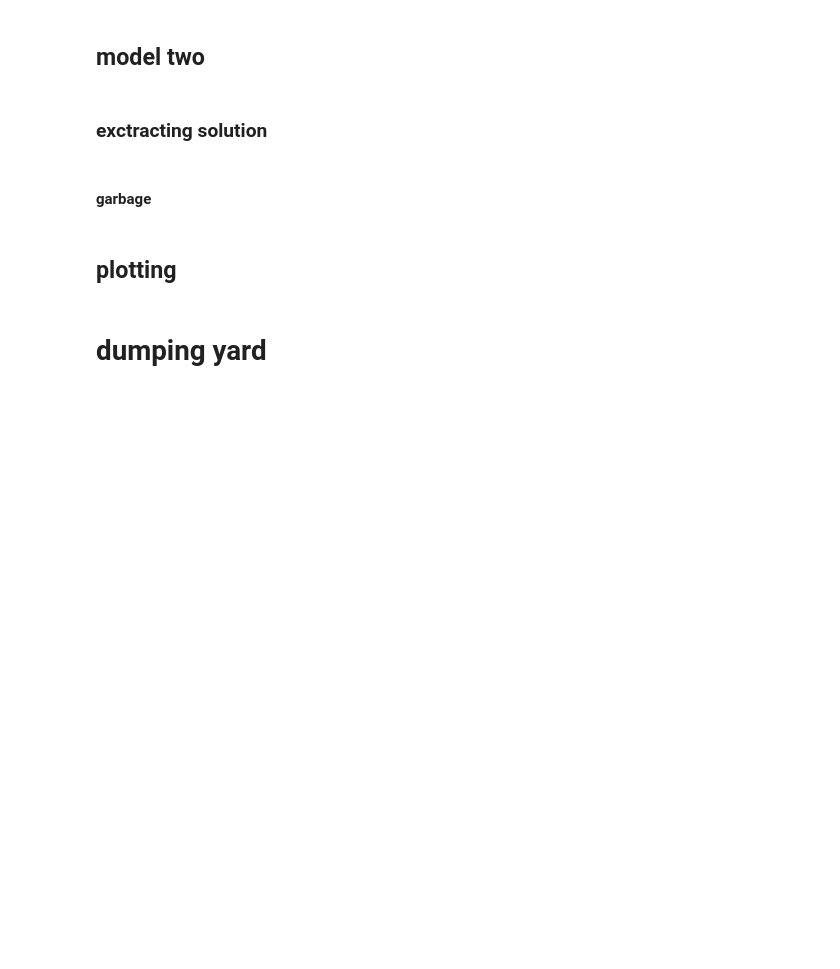
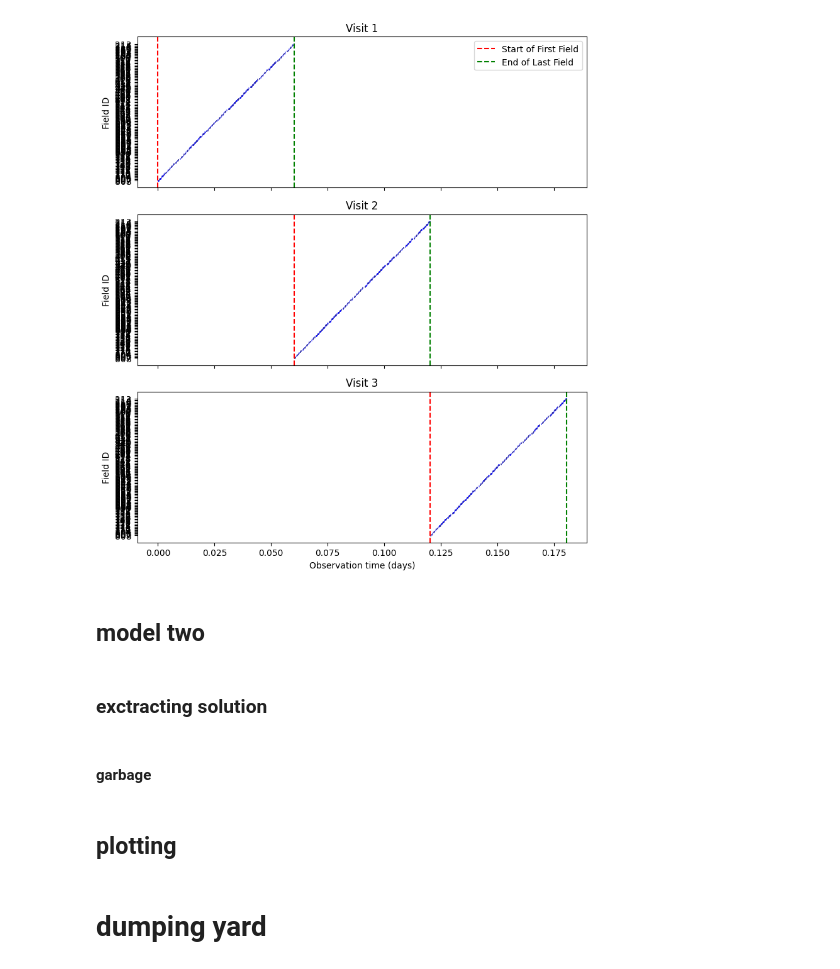
Before and after one commit to Yogesh-wagha/MILP_scheduler, a Jupyter notebook: MILP_scheduler_lexico.ipynb, the cells around one changed output. Saved outputs shown, nothing was run; the diff lists cells and outputs as text; code cells hidden in the pictures; blank space fills up the shorter version.

```diff
--- a/MILP_scheduler_lexico.ipynb
+++ b/MILP_scheduler_lexico.ipynb
@@ -1035,7 +304,0 @@ plt.text(0.05, 0.95, f'Total Probability Covered: {total_prob_covered:.2f}', tra
-# %%
-from astropy import units as u
-
-exp_time_list = [60, 120, 180, 240]
-for i in range(len(exp_time_list)):
-    exposure_time = exp_time_list[i] * u.second
-    print(exposure_time)
@@ -1177,7 +580,16 @@ scheduled_tc
 # %%
+import warnings
+from astropy import units as u
+from erfa import ErfaWarning
+
+# Suppress ERFA warnings if desired
+warnings.filterwarnings('ignore', category=ErfaWarning)
+
 n_visits = num_visits * num_filters
 
 fig, axes = plt.subplots(n_visits, 1, figsize=(8, 3 * n_visits), sharex=True)
+if n_visits == 1:
+    axes = [axes]
 
 for i in range(n_visits):
     start_col = f'Scheduled_start_filt_times_{i}'
@@ -1195,7 +607,7 @@ for i in range(n_visits):
     # Convert start times to ISO format and compute end times
     valid_scheduled_fields[start_col] = Time(valid_scheduled_fields[start_col], format='mjd')
     valid_scheduled_fields[start_col].format = 'iso'
-    valid_scheduled_fields[end_col] = valid_scheduled_fields[start_col] + exposure_time_day
+    valid_scheduled_fields[end_col] = valid_scheduled_fields[start_col] + exposure_time_day * u.day
 
     # Sort fields by end time
     valid_scheduled_fields.sort(end_col)
@@ -1221,38 +633,36 @@ for i in range(n_visits):
             color='black',
             linewidth=0.5,
             linestyle='-'
         )
         ax.vlines(
             valid_scheduled_fields[end_col][j].mjd,
             ymin=j - 0.2,
             ymax=j + 0.2,
             color='black',
             linewidth=0.5,
             linestyle='-'
         )
 
     # Highlight first start and last end times
     if i == 0:  # Add legend only for the first subplot
         ax.axvline(first_start_time, color='red', linestyle='--', linewidth=1.5, label='Start of First Field')
         ax.axvline(last_end_time, color='green', linestyle='--', linewidth=1.5, label='End of Last Field')
         ax.legend(loc='upper right')
     else:
         ax.axvline(first_start_time, color='red', linestyle='--', linewidth=1.5)
         ax.axvline(last_end_time, color='green', linestyle='--', linewidth=1.5)
 
     # Add labels and title
     ax.set_yticks(np.arange(len(valid_scheduled_fields)))
     ax.set_yticklabels(valid_scheduled_fields['field_id'].astype(str))
     ax.set_ylabel('Field ID')
-    ax.set_title(f'Observation Schedule for Visit {i + 1}')
+    ax.set_title(f'Visit {i + 1}')
 
-axes[-1].set_xlabel('Observation time (MJD)')
+axes[-1].set_xlabel('Observation time (days)')
 
 plt.tight_layout()
-# save_path = '/u/ywagh/scheduler_results/plots_manuscript'
-# os.makedirs(save_path, exist_ok=True)  # Ensure directory exists
-# full_path = os.path.join(save_path, f'schedule_revisit_.png')
-# plt.savefig(full_path, dpi=300, bbox_inches='tight')
 plt.show()
+# %% [output]
+[figure, added]
 # %% [markdown]
 ## model two
```
Also changed, not shown: parts of 40 cells of this notebook.
